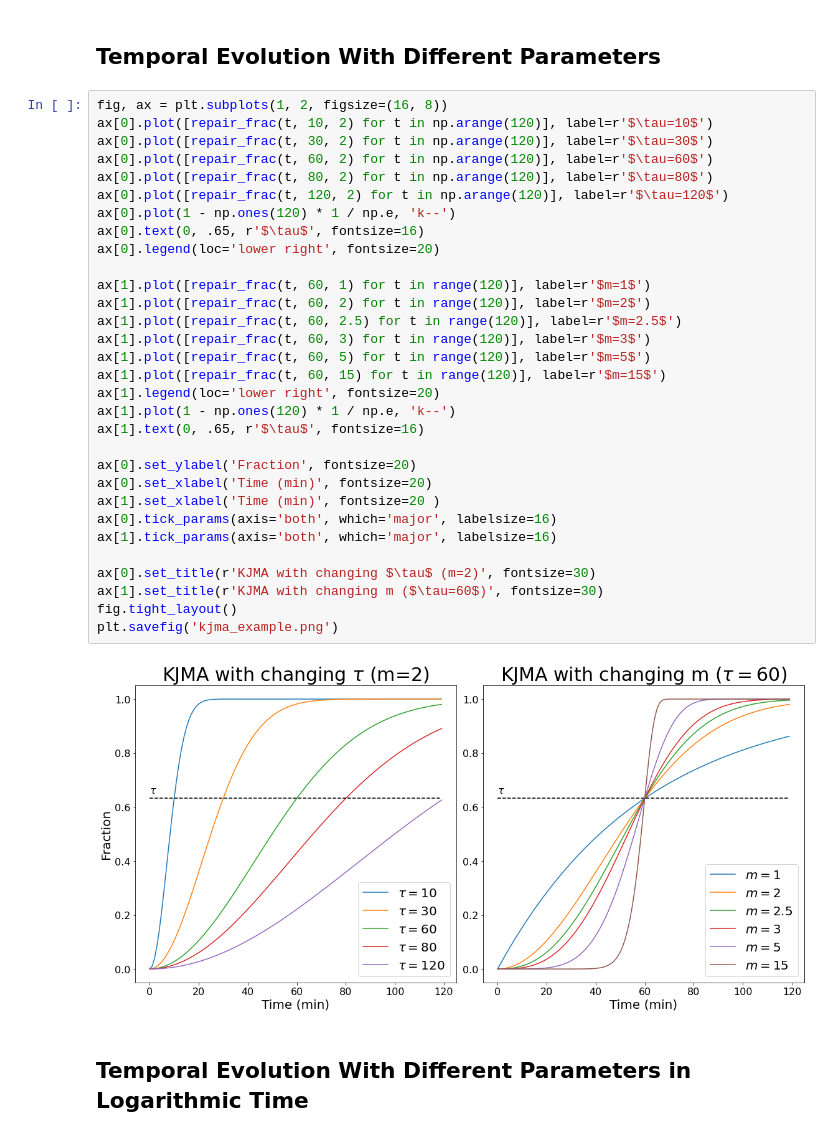
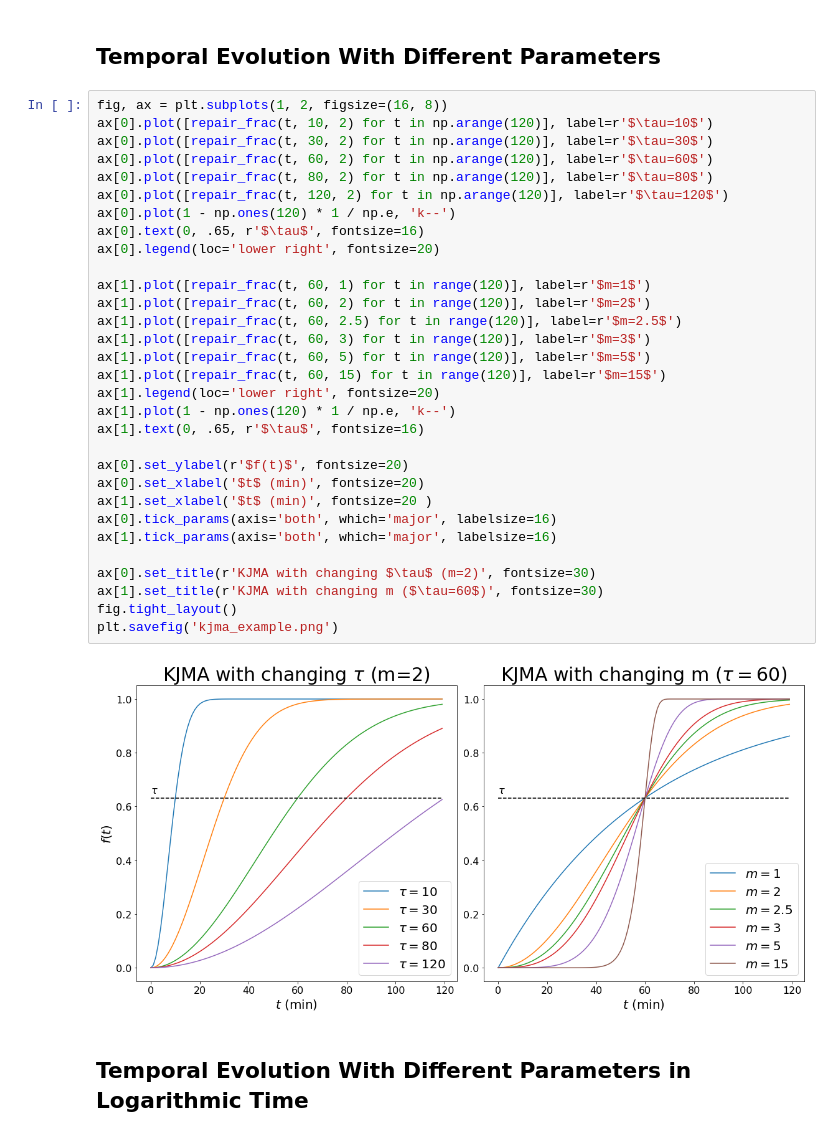
Before and after one commit to leoTiez/jmak, a Jupyter notebook: Jupyter KJMA example.ipynb, the cells around one changed output. Cells and saved outputs as stored; diff of their text form.

```diff
--- a/Jupyter KJMA example.ipynb
+++ b/Jupyter KJMA example.ipynb
@@ -17,36 +17,36 @@ def repair_frac(t, tau, m):
 # %%
 fig, ax = plt.subplots(1, 2, figsize=(16, 8))
 ax[0].plot([repair_frac(t, 10, 2) for t in np.arange(120)], label=r'$\tau=10$')
 ax[0].plot([repair_frac(t, 30, 2) for t in np.arange(120)], label=r'$\tau=30$')
 ax[0].plot([repair_frac(t, 60, 2) for t in np.arange(120)], label=r'$\tau=60$')
 ax[0].plot([repair_frac(t, 80, 2) for t in np.arange(120)], label=r'$\tau=80$')
 ax[0].plot([repair_frac(t, 120, 2) for t in np.arange(120)], label=r'$\tau=120$')
 ax[0].plot(1 - np.ones(120) * 1 / np.e, 'k--')
 ax[0].text(0, .65, r'$\tau$', fontsize=16)
 ax[0].legend(loc='lower right', fontsize=20)
 
 ax[1].plot([repair_frac(t, 60, 1) for t in range(120)], label=r'$m=1$')
 ax[1].plot([repair_frac(t, 60, 2) for t in range(120)], label=r'$m=2$')
 ax[1].plot([repair_frac(t, 60, 2.5) for t in range(120)], label=r'$m=2.5$')
 ax[1].plot([repair_frac(t, 60, 3) for t in range(120)], label=r'$m=3$')
 ax[1].plot([repair_frac(t, 60, 5) for t in range(120)], label=r'$m=5$')
 ax[1].plot([repair_frac(t, 60, 15) for t in range(120)], label=r'$m=15$')
 ax[1].legend(loc='lower right', fontsize=20)
 ax[1].plot(1 - np.ones(120) * 1 / np.e, 'k--')
 ax[1].text(0, .65, r'$\tau$', fontsize=16)
 
-ax[0].set_ylabel('Fraction', fontsize=20)
-ax[0].set_xlabel('Time (min)', fontsize=20)
-ax[1].set_xlabel('Time (min)', fontsize=20 )
+ax[0].set_ylabel(r'$f(t)$', fontsize=20)
+ax[0].set_xlabel('$t$ (min)', fontsize=20)
+ax[1].set_xlabel('$t$ (min)', fontsize=20 )
 ax[0].tick_params(axis='both', which='major', labelsize=16)
 ax[1].tick_params(axis='both', which='major', labelsize=16)
 
 ax[0].set_title(r'KJMA with changing $\tau$ (m=2)', fontsize=30)
 ax[1].set_title(r'KJMA with changing m ($\tau=60$)', fontsize=30)
 fig.tight_layout()
 plt.savefig('kjma_example.png')
 # %% [output]
-[figure, old version]
+[figure, new version]
 # %% [markdown]
 ## Temporal Evolution With Different Parameters in Logarithmic Time
 # %%
```
Also changed, not shown: parts of 1 cell of this notebook.
